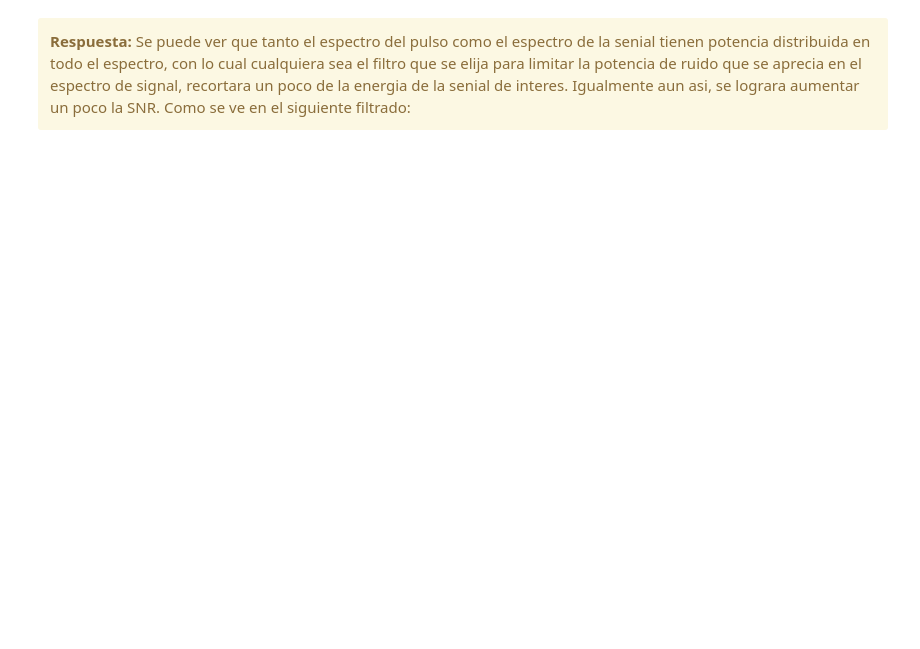
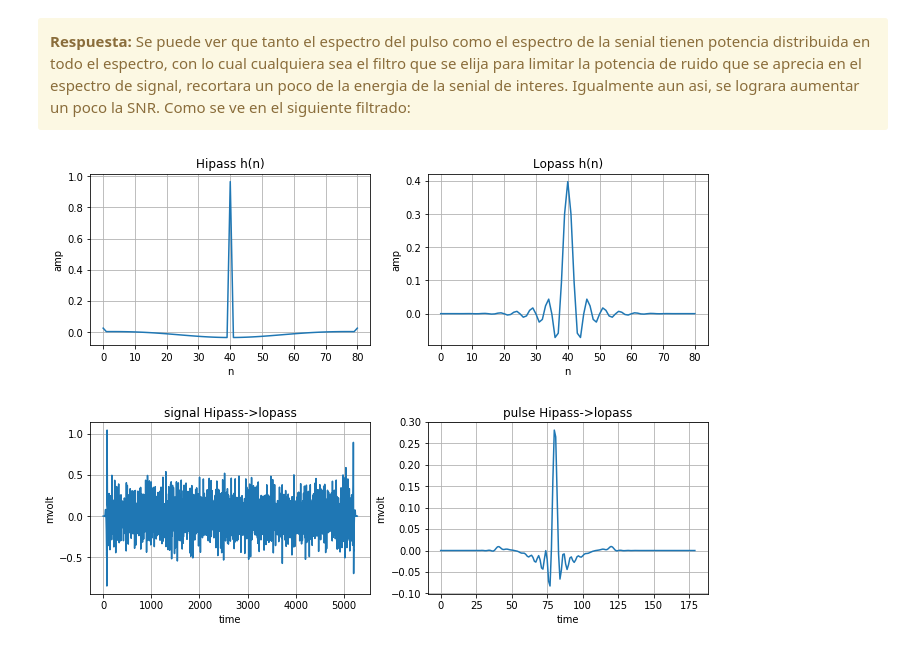
Before and after one commit to pslavkin/mse_18pds, a Jupyter notebook: tp1.ipynb, the cells around one changed output. Cells and saved outputs as stored; diff of their text form; code cells hidden in the pictures; blank space fills up the shorter version.

```diff
--- a/tp1.ipynb
+++ b/tp1.ipynb
@@ -55,3 +53,22 @@ pl.plot_show()
 <b>Respuesta:</b> Se puede ver que tanto el espectro del pulso como el espectro de la senial tienen potencia distribuida en todo el espectro, con lo cual cualquiera sea el filtro que se elija para limitar la potencia de ruido que se aprecia en el espectro de signal, recortara un poco de la energia de la senial de interes.
     Igualmente aun asi, se lograra aumentar un poco la SNR. Como se ve en el siguiente filtrado:
 </div>
+# %%
+pl    = plotter_class ( 2,2 )       #nuevo grafico
+
+hipass = np.load("hipass_fir.npz")['ba'][0]     #leo los parametros del pasabajo
+lopass = np.load("lopass_fir.npz")['ba'][0]     # y pasaaltos diseniados
+pl.plot_signal ( 1 ,pl.spaceX(hipass ) ,hipass ,'Hipass h(n)' ,'n' ,'amp' ,trace='-' )
+pl.plot_signal ( 2 ,pl.spaceX(lopass ) ,lopass ,'Lopass h(n)' ,'n' ,'amp' ,trace='-' )
+
+signal = f.fir ( signal ,hipass )               #aplico el filtrado a la senial y la muestro
+signal = f.fir ( signal ,lopass )
+pl.plot_signal ( 3 ,pl.spaceX(signal ),signal ,'signal Hipass->lopass' ,'time' ,'mvolt' ,trace='-' )
+
+ans = f.fir ( pulse ,hipass )                   #aplico el filtrado al pulso para verificar que no este
+ans = f.fir ( ans   ,lopass )                   #recortando demasiado
+pl.plot_signal ( 4 ,pl.spaceX(ans    ),ans    ,'pulse Hipass->lopass'  ,'time' ,'mvolt' ,trace='-' )
+
+pl.plot_show()
+# %% [output]
+[figure, added]
```
Also changed, not shown: parts of 3 cells of this notebook, 2 other files.
